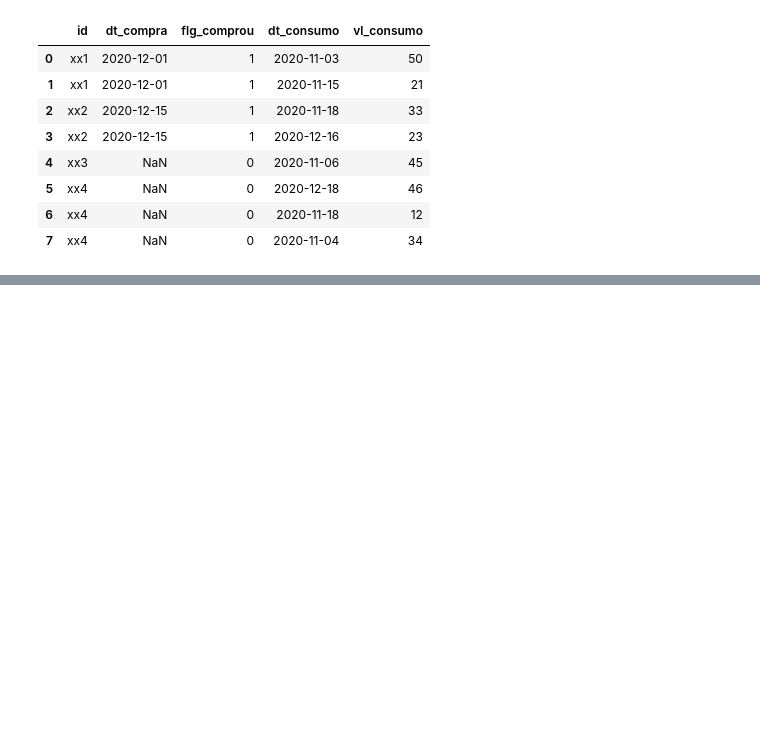
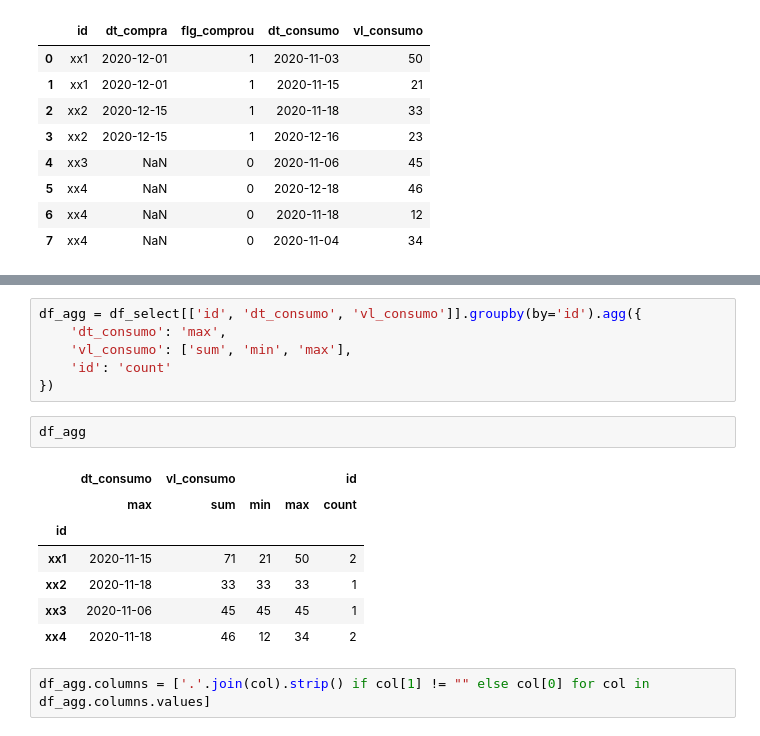
Before and after one commit to michellssGUi/conciergeControl, a Jupyter notebook: Cópia_de_Analise_de_dados_slot_05_02.ipynb, the cells around one changed output, grey strips where cells are left out. Saved outputs shown, nothing was run; the diff lists cells and outputs as text; blank space fills up the shorter version.

```diff
--- a/Cópia_de_Analise_de_dados_slot_05_02.ipynb
+++ b/Cópia_de_Analise_de_dados_slot_05_02.ipynb
@@ -58,0 +94,18 @@ df_merge
+# %%
+df_agg = df_select[['id', 'dt_consumo', 'vl_consumo']].groupby(by='id').agg({
+    'dt_consumo': 'max',
+    'vl_consumo': ['sum', 'min', 'max'],
+    'id': 'count'
+})
+# %%
+df_agg
+# %% [output]
+|  | dt_consumo | vl_consumo |  |  | id |
+|  | max | sum | min | max | count |
+| id |  |  |  |  |  |
+| xx1 | 2020-11-15 | 71 | 21 | 50 | 2 |
+| xx2 | 2020-11-18 | 33 | 33 | 33 | 1 |
+| xx3 | 2020-11-06 | 45 | 45 | 45 | 1 |
+| xx4 | 2020-11-18 | 46 | 12 | 34 | 2 |
+# %%
+df_agg.columns = ['.'.join(col).strip() if col[1] != "" else col[0] for col in df_agg.columns.values]
```
Also changed, not shown: parts of 6 cells of this notebook.
